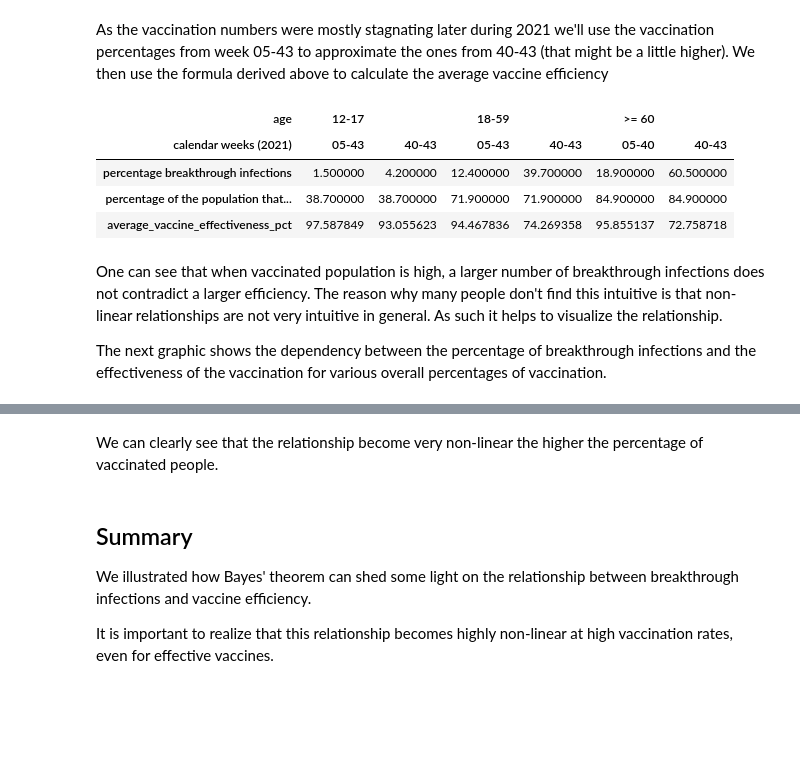
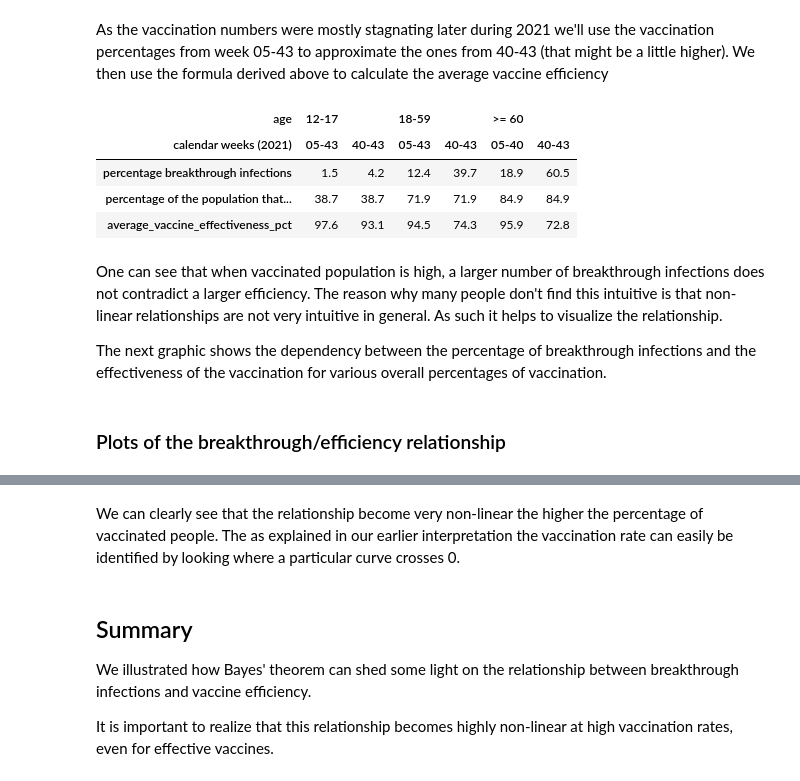
Before and after one commit to KonradUdoHannes/fastpages_tryout, a Jupyter notebook: _notebooks/2021-11-28-bayes_vaccination.ipynb, the cells around one changed output, grey strips where cells are left out. Saved outputs shown, nothing was run; the diff lists cells and outputs as text; code cells hidden in the pictures; blank space fills up the shorter version.

```diff
--- a/_notebooks/2021-11-28-bayes_vaccination.ipynb
+++ b/_notebooks/2021-11-28-bayes_vaccination.ipynb
@@ -105,21 +107,28 @@ rki_data
 # %% [markdown]
 As the vaccination numbers were mostly stagnating later during 2021 we'll use the vaccination percentages from week 05-43 to approximate the ones from 40-43 (that might be a little higher). We then use the formula derived above to calculate the average vaccine efficiency
 # %%
-rki_data.T.fillna(method="ffill").assign(
-    average_vaccine_effectiveness_pct=lambda df: avg_vaccine_efficiency(
-        df["percentage of the population that is fully vaccinated"],
-        df["percentage breakthrough infections"],
+(
+    rki_data.T.fillna(method="ffill")
+    .assign(
+        average_vaccine_effectiveness_pct=lambda df: avg_vaccine_efficiency(
+            df["percentage of the population that is fully vaccinated"],
+            df["percentage breakthrough infections"],
+        )
     )
-).T
+    .applymap(lambda x: round(x, 1))
+    .T
+)
 # %% [output]
 | age | 12-17 |  | 18-59 |  | >= 60 |  |
 | calendar weeks (2021) | 05-43 | 40-43 | 05-43 | 40-43 | 05-40 | 40-43 |
-| percentage breakthrough infections | 1.500000 | 4.200000 | 12.400000 | 39.700000 | 18.900000 | 60.500000 |
-| percentage of the population that... | 38.700000 | 38.700000 | 71.900000 | 71.900000 | 84.900000 | 84.900000 |
-| average_vaccine_effectiveness_pct | 97.587849 | 93.055623 | 94.467836 | 74.269358 | 95.855137 | 72.758718 |
+| percentage breakthrough infections | 1.5 | 4.2 | 12.4 | 39.7 | 18.9 | 60.5 |
+| percentage of the population that... | 38.7 | 38.7 | 71.9 | 71.9 | 84.9 | 84.9 |
+| average_vaccine_effectiveness_pct | 97.6 | 93.1 | 94.5 | 74.3 | 95.9 | 72.8 |
 # %% [markdown]
 One can see that when vaccinated population is high, a larger number of breakthrough infections does not contradict a larger efficiency. The reason why many people don't find this intuitive is that non-linear relationships are not very intuitive in general. As such it helps to visualize the relationship.
 
 The next graphic shows the dependency between the percentage of breakthrough infections and the effectiveness of the vaccination for various overall percentages of vaccination.
+# %% [markdown]
+### Plots of the breakthrough/efficiency relationship
 # %%
 # hide
@@ -160,7 +174,7 @@ alt.Chart(
 # %% [output]
 [interactive output not drawn]
 # %% [markdown]
-We can clearly see that the relationship become very non-linear the higher the percentage of vaccinated people.
+We can clearly see that the relationship become very non-linear the higher the percentage of vaccinated people. The as explained in our earlier interpretation the vaccination rate can easily be identified by looking where a particular curve crosses 0.
 # %% [markdown]
 ## Summary
 
```
Also changed, not shown: parts of 3 cells of this notebook.
